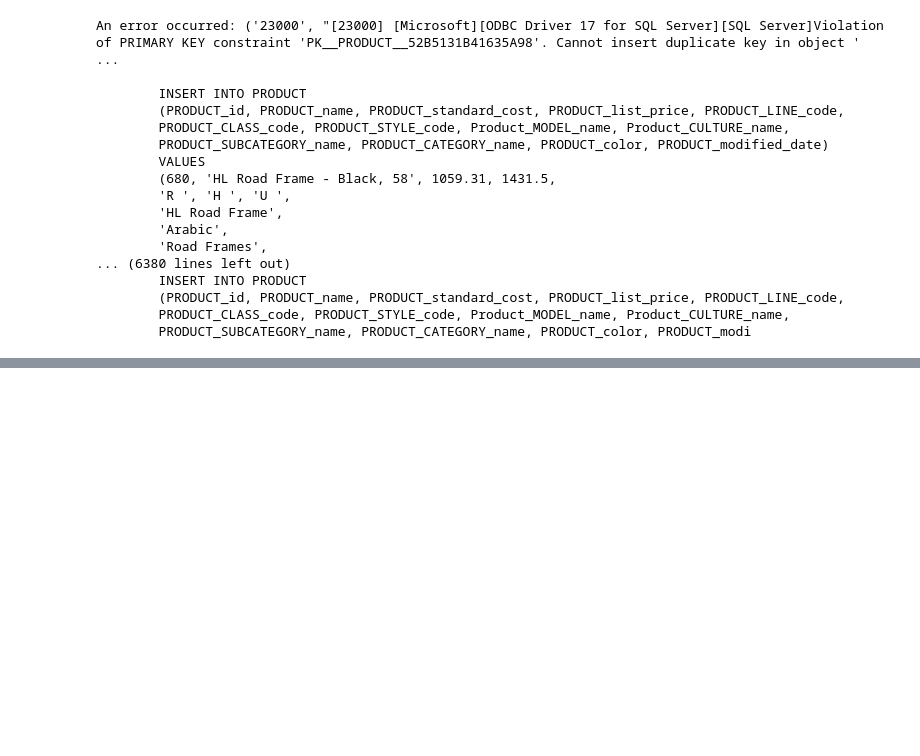
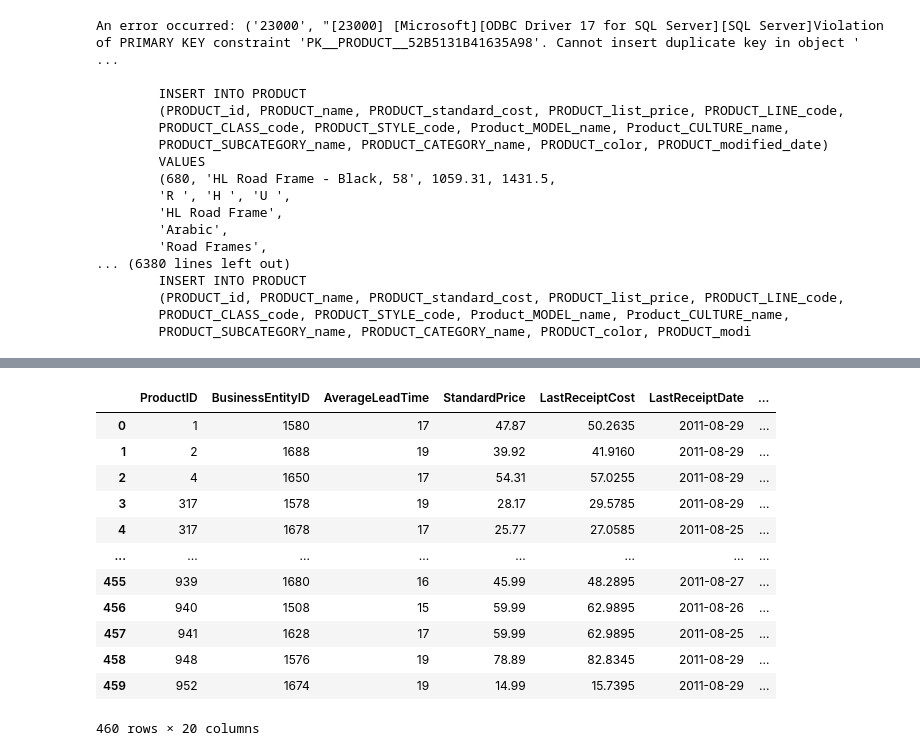
Before and after one commit to DiegoIEC/deds_project, a Jupyter notebook: deds/product.ipynb, the cells around one changed output, grey strips where cells are left out. Cells and saved outputs as stored; diff of their text form; code cells hidden in the pictures; blank space fills up the shorter version.

```diff
--- a/deds/product.ipynb
+++ b/deds/product.ipynb
@@ -157,0 +246,18 @@ An error occurred: ('23000', "[23000] [Microsoft][ODBC Driver 17 for SQL Server]
+# %%
+productvendor_merge = purchase_productvendor.merge(purchase_vendor, left_on='BusinessEntityID', right_on='BusinessEntityID', how='left', suffixes=('', '_BusinessEntity'))
+productvendor_merge = productvendor_merge .merge(purchase_unitmeasure, left_on='UnitMeasureCode', right_on='UnitMeasureCode', how='left', suffixes=('', '_UnitMeasure'))
+productvendor_merge
+# %% [output]
+|  | ProductID | BusinessEntityID | AverageLeadTime | StandardPrice | LastReceiptCost | LastReceiptDate | ... |
+| 0 | 1 | 1580 | 17 | 47.87 | 50.2635 | 2011-08-29 | ... |
+| 1 | 2 | 1688 | 19 | 39.92 | 41.9160 | 2011-08-29 | ... |
+| 2 | 4 | 1650 | 17 | 54.31 | 57.0255 | 2011-08-29 | ... |
+| 3 | 317 | 1578 | 19 | 28.17 | 29.5785 | 2011-08-29 | ... |
+| 4 | 317 | 1678 | 17 | 25.77 | 27.0585 | 2011-08-25 | ... |
+| ... | ... | ... | ... | ... | ... | ... | ... |
+| 455 | 939 | 1680 | 16 | 45.99 | 48.2895 | 2011-08-27 | ... |
+| 456 | 940 | 1508 | 15 | 59.99 | 62.9895 | 2011-08-26 | ... |
+| 457 | 941 | 1628 | 17 | 59.99 | 62.9895 | 2011-08-25 | ... |
+| 458 | 948 | 1576 | 19 | 78.89 | 82.8345 | 2011-08-29 | ... |
+| 459 | 952 | 1674 | 19 | 14.99 | 15.7395 | 2011-08-29 | ... |
+460 rows × 20 columns
```
Also changed, not shown: parts of 24 cells of this notebook, 19 other files.
